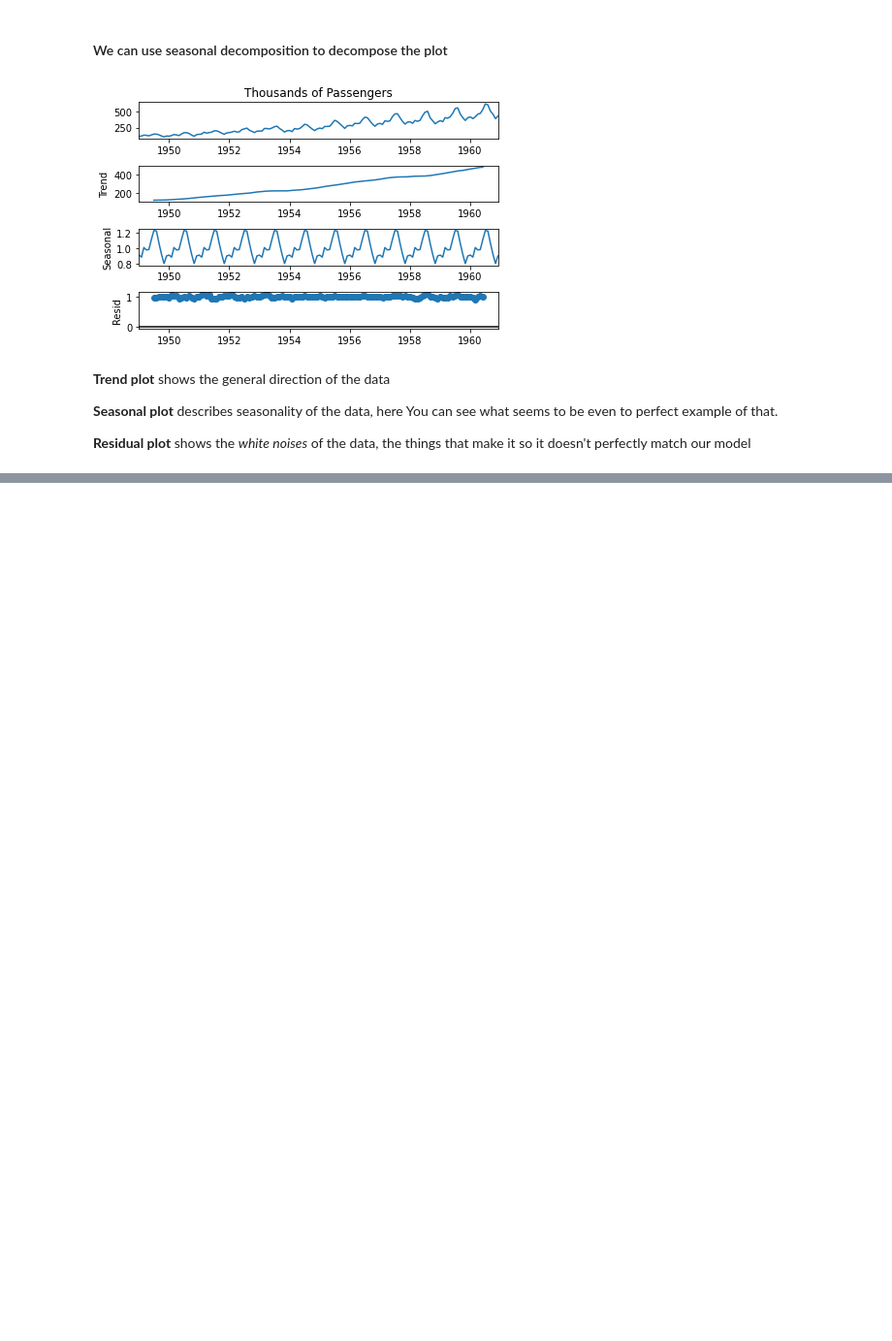
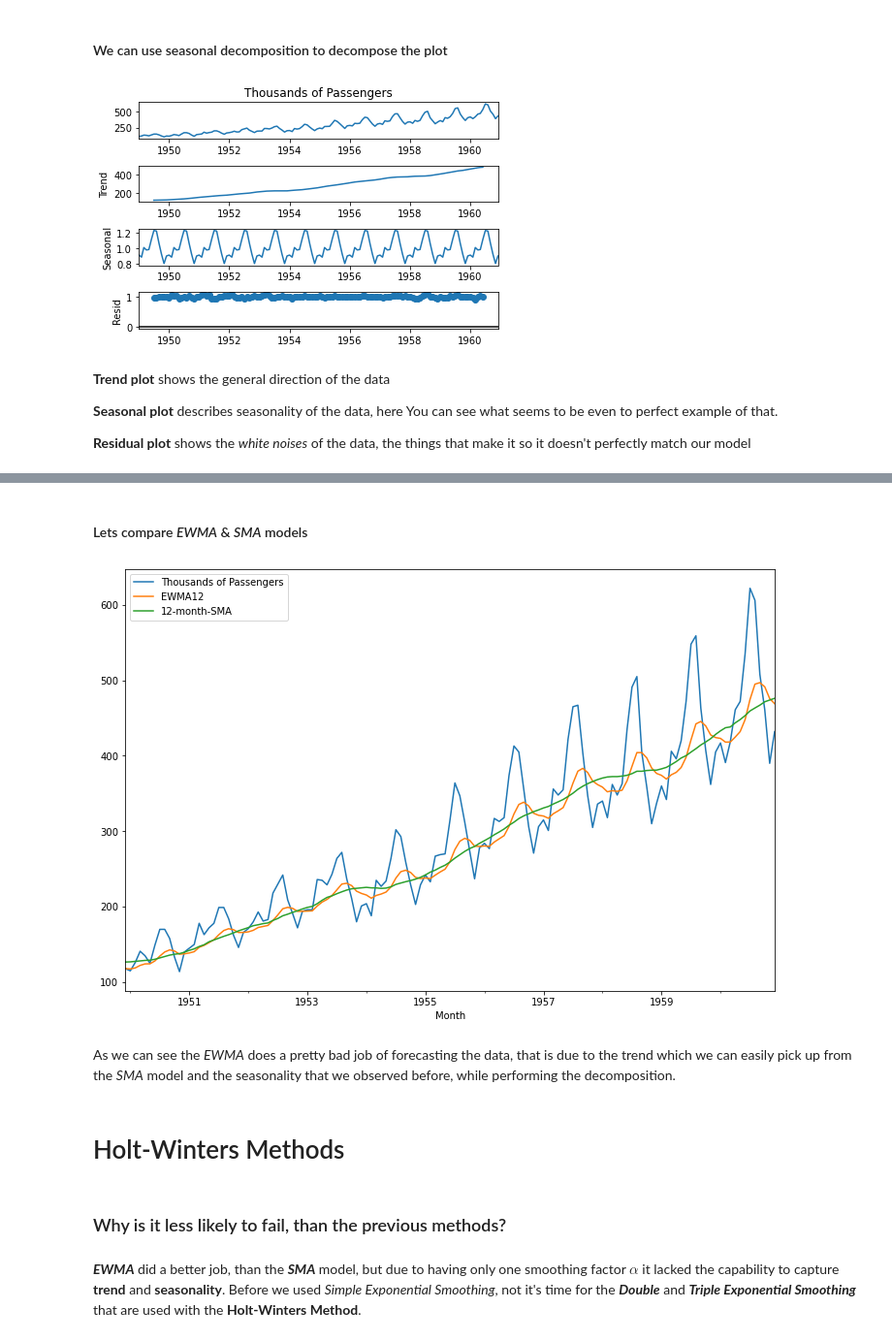
Before and after one commit to Viciooo/TimeSeriesAnalysis, a Jupyter notebook: src/main/introduction_to_time_series.ipynb, the cells around one changed output, grey strips where cells are left out. Shown at 97% size. Cells and saved outputs as stored; diff of their text form; code cells hidden in the pictures; blank space fills up the shorter version.

Commit message:
covered basics of statistical models :heavy_check_mark:

```diff
--- a/src/main/introduction_to_time_series.ipynb
+++ b/src/main/introduction_to_time_series.ipynb
@@ -75,0 +167,16 @@ result.plot();
+# %%
+airline['EWMA12'] = airline['Thousands of Passengers'].ewm(span=12,adjust=False).mean()
+# %% [markdown]
+#### Lets compare *EWMA* & *SMA* models
+# %%
+airline[['Thousands of Passengers','EWMA12','12-month-SMA']].plot(figsize=(12,8)).autoscale(axis='x',tight=True);
+# %% [output]
+[figure, added]
+# %% [markdown]
+As we can see the *EWMA* does a pretty bad job of forecasting the data, that is due to the trend which we can easily pick up from the *SMA* model and the seasonality that we observed before, while performing the decomposition.
+# %% [markdown]
+# Holt-Winters Methods
+# %% [markdown]
+### Why is it less likely to fail, than the previous methods?
+# %% [markdown]
+***EWMA*** did a better job, than the ***SMA*** model, but due to having only one smoothing factor $\alpha$ it lacked the capability to capture **trend** and **seasonality**. Before we used <em>Simple Exponential Smoothing</em>, not it's time for the **<em>Double</em>** and **<em>Triple Exponential Smoothing</em>** that are used with the **Holt-Winters Method**.
```
Also changed, not shown: parts of 50 cells of this notebook.
